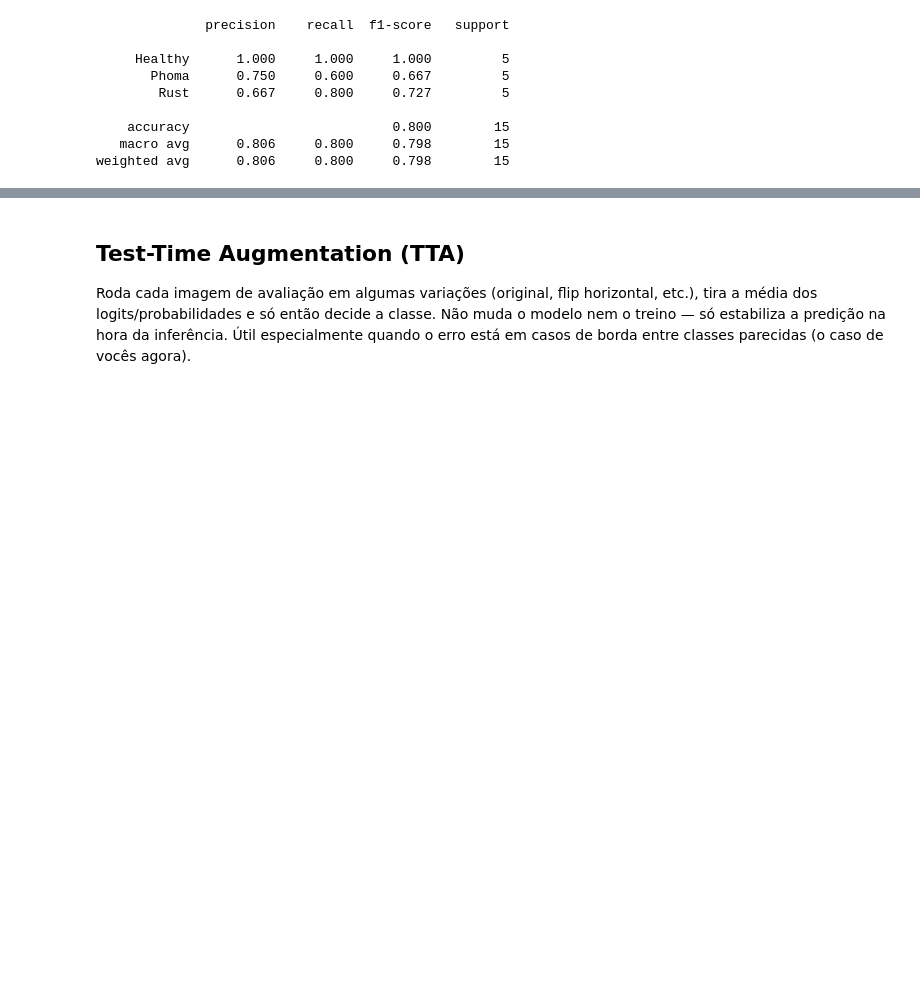
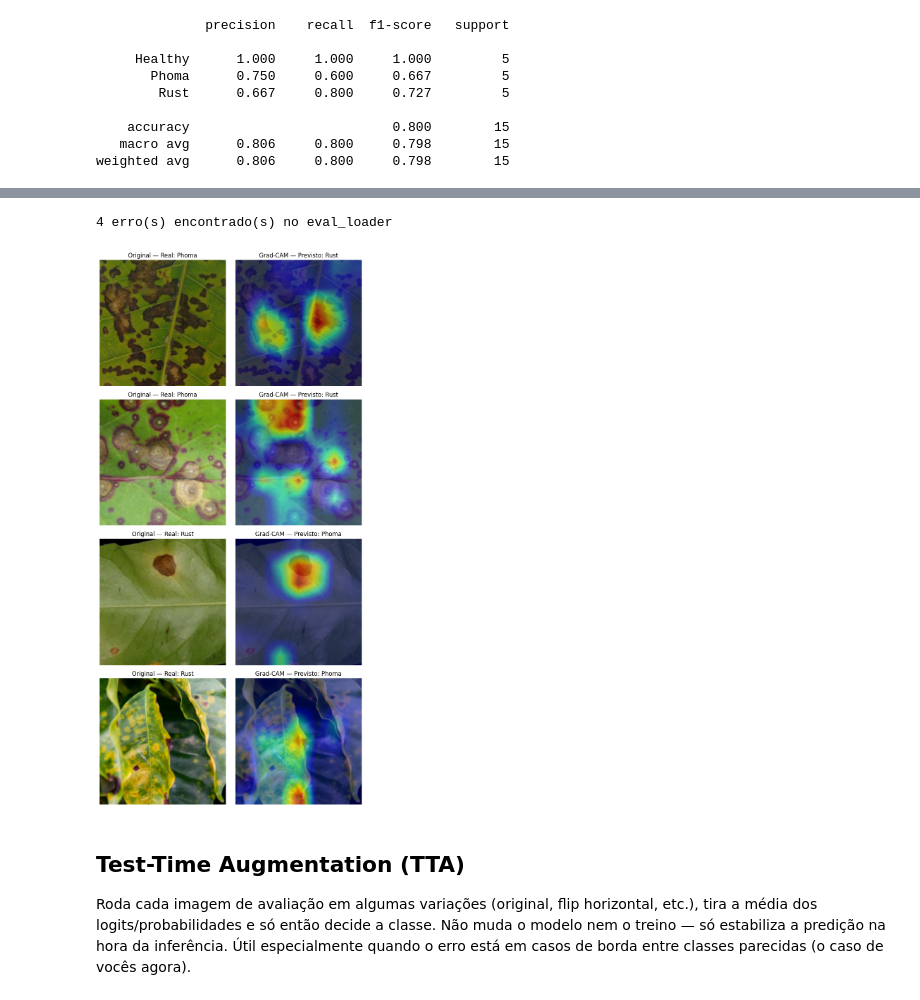
Before and after one commit to Kaua-Matheus/Agroscope_IA, a Jupyter notebook: lab.ipynb, the cells around one changed output, grey strips where cells are left out. Drawn from its saved outputs; the diff is of its cells as text; code cells hidden in the pictures; blank space fills up the shorter version.

Commit message:
feat: Adicionado sistema para visualização de erros

```diff
--- a/lab.ipynb
+++ b/lab.ipynb
@@ -463,3 +523,46 @@ weighted avg      0.806     0.800     0.798        15
+# %%
+# Roda o Grad-CAM em todas as imagens do eval_loader que o modelo errou
+NET.to(DEVICE)
+errors = []
+
+for images, labels in eval_loader:
+    images, labels = images.to(DEVICE), labels.to(DEVICE)
+
+    for i in range(images.size(0)):
+        img_tensor = images[i:i + 1]
+        true_idx = labels[i].item()
+
+        cam, pred_idx = gradcam(img_tensor, class_idx=None)  # usa a predicao do modelo
+
+        if pred_idx != true_idx:
+            errors.append((img_tensor[0], cam, true_idx, pred_idx))
+
+print(f"{len(errors)} erro(s) encontrado(s) no eval_loader")
+
+if errors:
+    fig, axes = plt.subplots(len(errors), 2, figsize=(8, 4 * len(errors)))
+    if len(errors) == 1:
+        axes = axes.reshape(1, 2)
+
+    for row, (img_tensor, cam, true_idx, pred_idx) in enumerate(errors):
+        img = tensor_to_image(img_tensor)
+
+        axes[row, 0].imshow(img)
+        axes[row, 0].set_title(f"Original — Real: {idx_to_class[true_idx]}")
+        axes[row, 0].axis("off")
+
+        axes[row, 1].imshow(img)
+        axes[row, 1].imshow(cam, cmap="jet", alpha=0.5)
+        axes[row, 1].set_title(f"Grad-CAM — Previsto: {idx_to_class[pred_idx]}")
+        axes[row, 1].axis("off")
+
+    plt.tight_layout()
+    plt.show()
+
+gradcam.remove_hooks()
+# %% [output]
+4 erro(s) encontrado(s) no eval_loader
+[figure, added]
 # %% [markdown]
 ## Test-Time Augmentation (TTA)
 Roda cada imagem de avaliação em algumas variações (original, flip horizontal, etc.), tira a média dos logits/probabilidades e só então decide a classe. Não muda o modelo nem o treino — só estabiliza a predição na hora da inferência. Útil especialmente quando o erro está em casos de borda entre classes parecidas (o caso de vocês agora).
```
Also changed, not shown: parts of 2 cells of this notebook.
